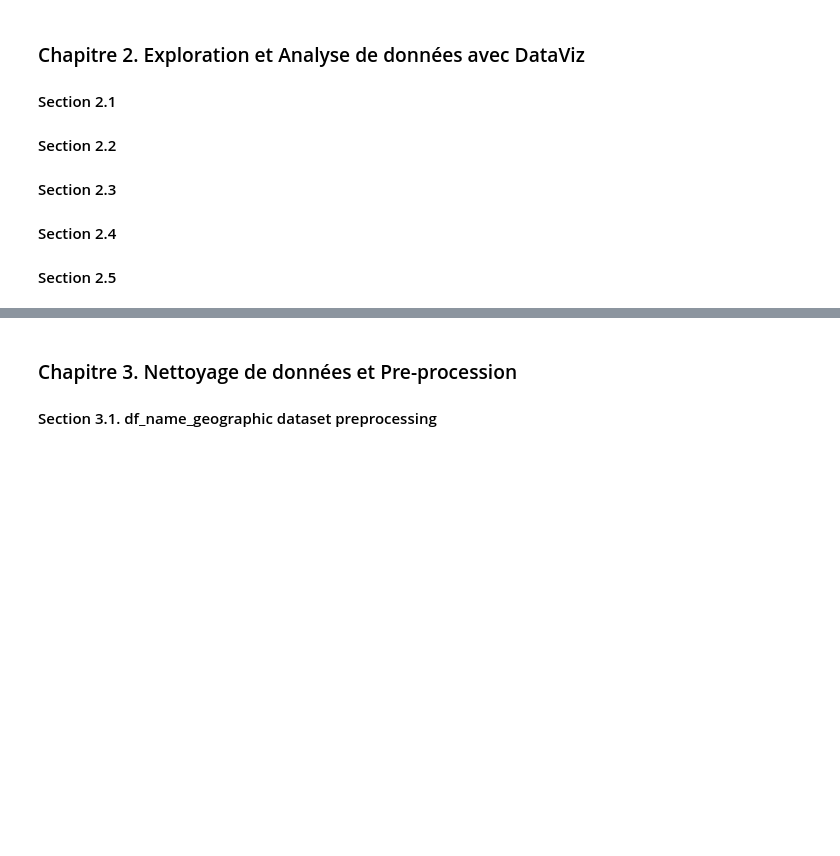
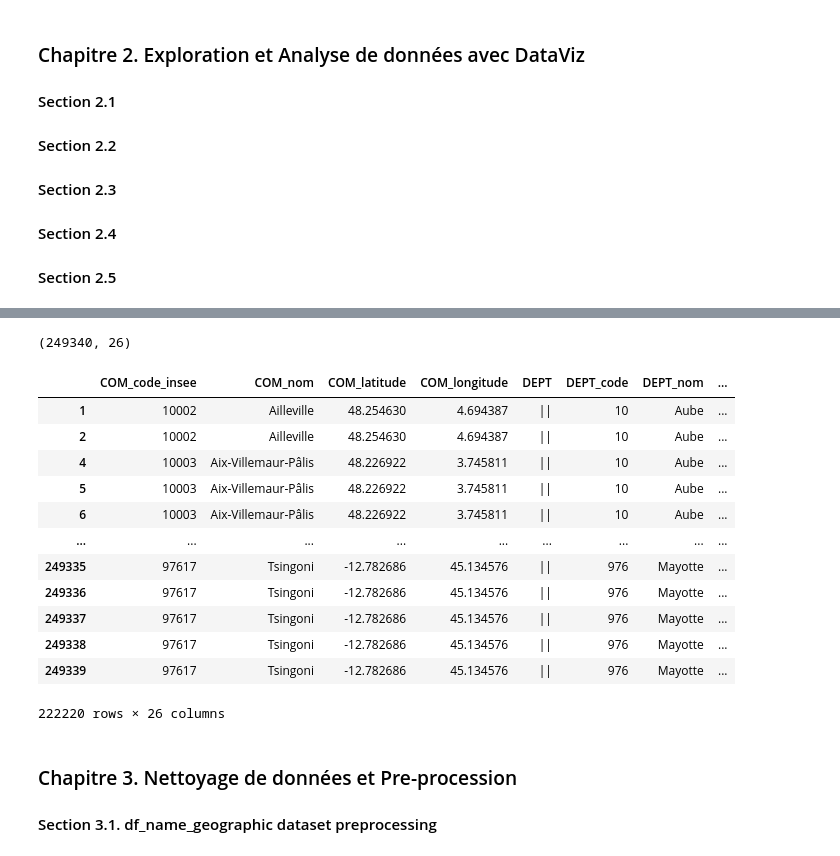
Before and after one commit to nkostiuk/french-industry, a Jupyter notebook: notebooks/Notebook_Final.ipynb, the cells around one changed output, grey strips where cells are left out. Drawn from its saved outputs; the diff is of its cells as text; code cells hidden in the pictures; blank space fills up the shorter version.

```diff
--- a/notebooks/Notebook_Final.ipynb
+++ b/notebooks/Notebook_Final.ipynb
@@ -229,3 +233,7 @@ summary_short(df_name_geographic)
 #### Section 2.3 <a class="anchor" id="section_2_3"></a>
 #### Section 2.4 <a class="anchor" id="section_2_4"></a>
 #### Section 2.5 <a class="anchor" id="section_2_5"></a>
+# %%
+df_name_geographic_final = pd.read_csv('../data/name_geographic_final.csv')
+
+display(df_name_geographic_final.head())
@@ -231,0 +248,21 @@ summary_short(df_name_geographic)
+# %%
+df_name_geographic_final.shape
+# %% [output]
+(249340, 26)
+# %%
+# Verification of duplicates by code_insee in df_name_geographic
+df_name_geographic_final[df_name_geographic_final.duplicated(subset = ['COM_code_insee'])]
+# %% [output]
+|  | COM_code_insee | COM_nom | COM_latitude | COM_longitude | DEPT | DEPT_code | DEPT_nom | ... |
+| 1 | 10002 | Ailleville | 48.254630 | 4.694387 | || | 10 | Aube | ... |
+| 2 | 10002 | Ailleville | 48.254630 | 4.694387 | || | 10 | Aube | ... |
+| 4 | 10003 | Aix-Villemaur-Pâlis | 48.226922 | 3.745811 | || | 10 | Aube | ... |
+| 5 | 10003 | Aix-Villemaur-Pâlis | 48.226922 | 3.745811 | || | 10 | Aube | ... |
+| 6 | 10003 | Aix-Villemaur-Pâlis | 48.226922 | 3.745811 | || | 10 | Aube | ... |
+| ... | ... | ... | ... | ... | ... | ... | ... | ... |
+| 249335 | 97617 | Tsingoni | -12.782686 | 45.134576 | || | 976 | Mayotte | ... |
+| 249336 | 97617 | Tsingoni | -12.782686 | 45.134576 | || | 976 | Mayotte | ... |
+| 249337 | 97617 | Tsingoni | -12.782686 | 45.134576 | || | 976 | Mayotte | ... |
+| 249338 | 97617 | Tsingoni | -12.782686 | 45.134576 | || | 976 | Mayotte | ... |
+| 249339 | 97617 | Tsingoni | -12.782686 | 45.134576 | || | 976 | Mayotte | ... |
+222220 rows × 26 columns
```
Also changed, not shown: parts of 9 cells of this notebook.
